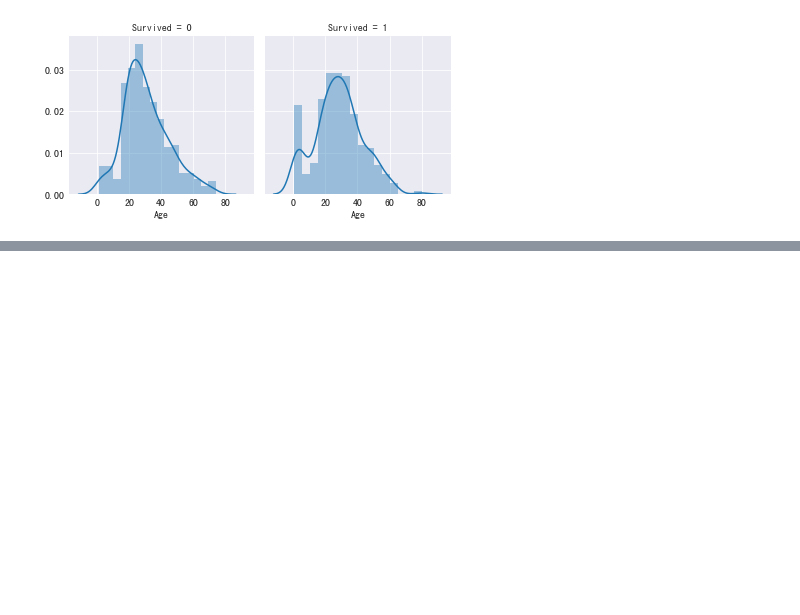
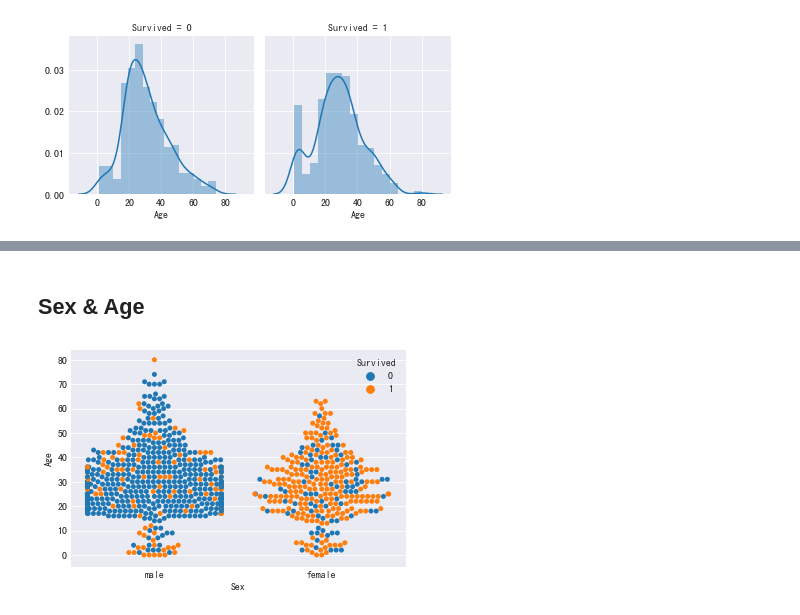
Before and after one commit to 564045408/Cousera-ML-Study, a Jupyter notebook: Kaggle/titanic/titanic_preprocessing.ipynb, the cells around one changed output, grey strips where cells are left out. Drawn from its saved outputs; the diff is of its cells as text; code cells hidden in the pictures; blank space fills up the shorter version.

```diff
--- a/Kaggle/titanic/titanic_preprocessing.ipynb
+++ b/Kaggle/titanic/titanic_preprocessing.ipynb
@@ -184,0 +196,8 @@ g4 = g4.set_ylabel("存活率")
+# %% [markdown]
+## Sex & Age
+# %%
+# Sex和Age关于幸存与否的分布
+ｇ = sns.swarmplot(x="Sex", y="Age", hue="Survived",
+                    data=train_data)
+# %% [output]
+[figure, added]
```
Also changed, not shown: parts of 8 cells of this notebook.
